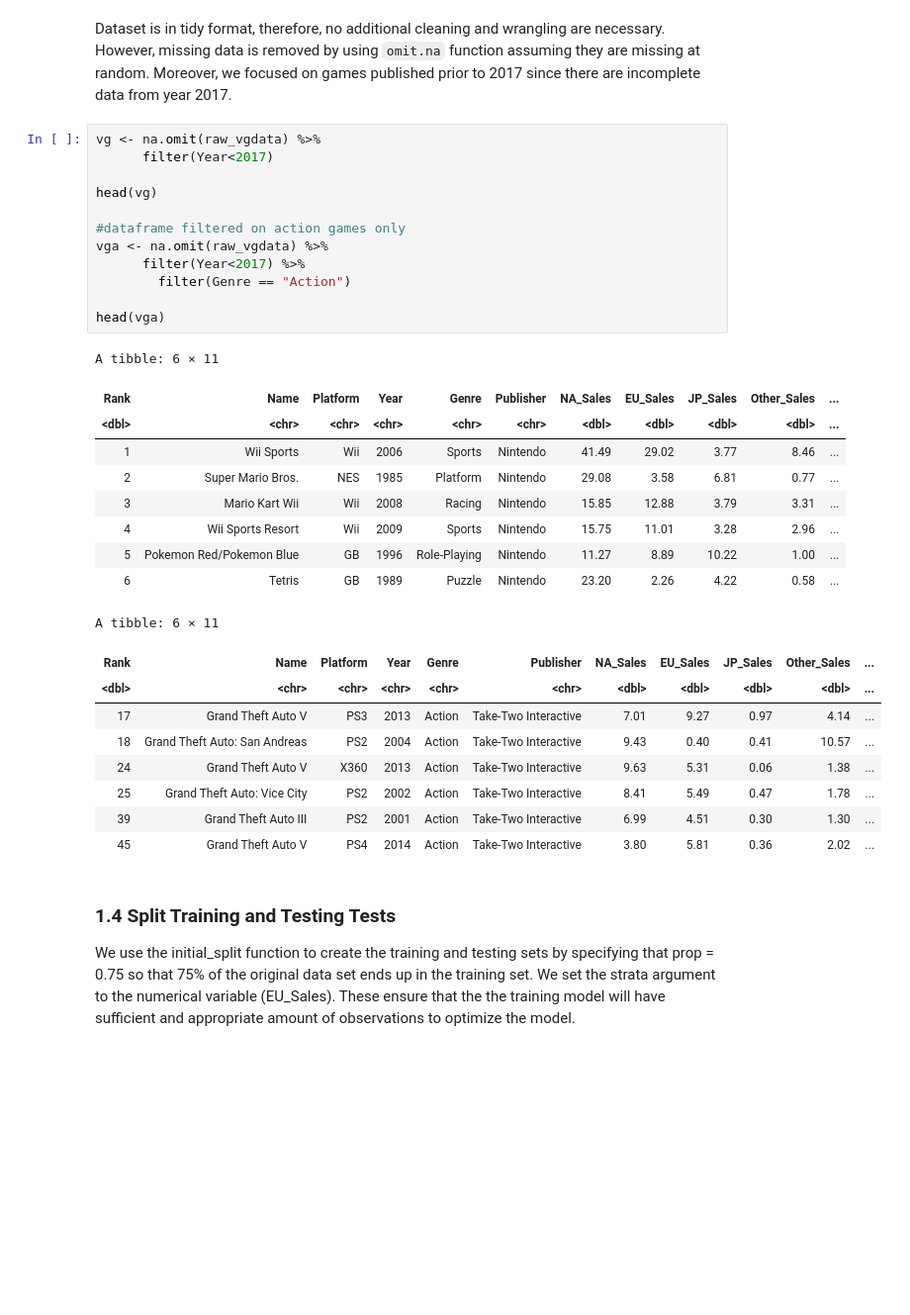
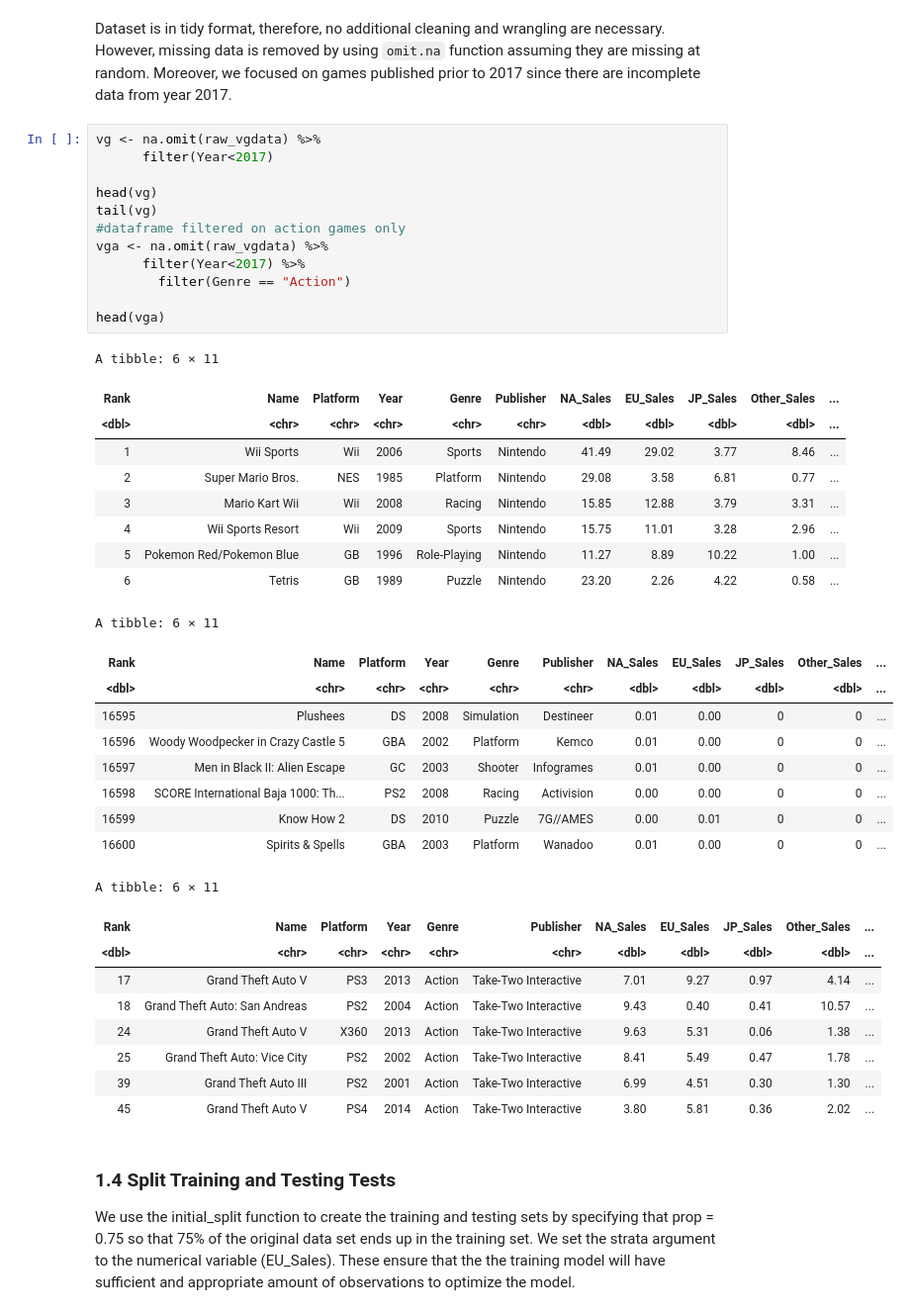
Before and after one commit to kristennli/DSCI100_project, a Jupyter notebook: KL_LR.ipynb, the cells around one changed output. Shown at 99% size. Cells and saved outputs as stored; diff of their text form; blank space fills up the shorter version.

```diff
--- a/KL_LR.ipynb
+++ b/KL_LR.ipynb
@@ -109,34 +92,43 @@ Dataset is in tidy format, therefore, no additional cleaning and wrangling are n
 # %%
 vg <- na.omit(raw_vgdata) %>%
       filter(Year<2017)
 
 head(vg)
-
+tail(vg)
 #dataframe filtered on action games only
 vga <- na.omit(raw_vgdata) %>%
       filter(Year<2017) %>%
         filter(Genre == "Action")
 
 head(vga)
 # %% [output]
 A tibble: 6 × 11
 | Rank | Name | Platform | Year | Genre | Publisher | NA_Sales | EU_Sales | JP_Sales | Other_Sales | ... |
 | <dbl> | <chr> | <chr> | <chr> | <chr> | <chr> | <dbl> | <dbl> | <dbl> | <dbl> | ... |
 | 1 | Wii Sports | Wii | 2006 | Sports | Nintendo | 41.49 | 29.02 | 3.77 | 8.46 | ... |
 | 2 | Super Mario Bros. | NES | 1985 | Platform | Nintendo | 29.08 | 3.58 | 6.81 | 0.77 | ... |
 | 3 | Mario Kart Wii | Wii | 2008 | Racing | Nintendo | 15.85 | 12.88 | 3.79 | 3.31 | ... |
 | 4 | Wii Sports Resort | Wii | 2009 | Sports | Nintendo | 15.75 | 11.01 | 3.28 | 2.96 | ... |
 | 5 | Pokemon Red/Pokemon Blue | GB | 1996 | Role-Playing | Nintendo | 11.27 | 8.89 | 10.22 | 1.00 | ... |
 | 6 | Tetris | GB | 1989 | Puzzle | Nintendo | 23.20 | 2.26 | 4.22 | 0.58 | ... |
 A tibble: 6 × 11
 | Rank | Name | Platform | Year | Genre | Publisher | NA_Sales | EU_Sales | JP_Sales | Other_Sales | ... |
 | <dbl> | <chr> | <chr> | <chr> | <chr> | <chr> | <dbl> | <dbl> | <dbl> | <dbl> | ... |
-| 17 | Grand Theft Auto V | PS3 | 2013 | Action | Take-Two Interactive | 7.01 | 9.27 | 0.97 | 4.14 | ... |
-| 18 | Grand Theft Auto: San Andreas | PS2 | 2004 | Action | Take-Two Interactive | 9.43 | 0.40 | 0.41 | 10.57 | ... |
-| 24 | Grand Theft Auto V | X360 | 2013 | Action | Take-Two Interactive | 9.63 | 5.31 | 0.06 | 1.38 | ... |
-| 25 | Grand Theft Auto: Vice City | PS2 | 2002 | Action | Take-Two Interactive | 8.41 | 5.49 | 0.47 | 1.78 | ... |
-| 39 | Grand Theft Auto III | PS2 | 2001 | Action | Take-Two Interactive | 6.99 | 4.51 | 0.30 | 1.30 | ... |
-| 45 | Grand Theft Auto V | PS4 | 2014 | Action | Take-Two Interactive | 3.80 | 5.81 | 0.36 | 2.02 | ... |
+| 16595 | Plushees | DS | 2008 | Simulation | Destineer | 0.01 | 0.00 | 0 | 0 | ... |
+| 16596 | Woody Woodpecker in Crazy Castle 5 | GBA | 2002 | Platform | Kemco | 0.01 | 0.00 | 0 | 0 | ... |
+| 16597 | Men in Black II: Alien Escape | GC | 2003 | Shooter | Infogrames | 0.01 | 0.00 | 0 | 0 | ... |
+| 16598 | SCORE International Baja 1000: Th... | PS2 | 2008 | Racing | Activision | 0.00 | 0.00 | 0 | 0 | ... |
+| 16599 | Know How 2 | DS | 2010 | Puzzle | 7G//AMES | 0.00 | 0.01 | 0 | 0 | ... |
+| 16600 | Spirits & Spells | GBA | 2003 | Platform | Wanadoo | 0.01 | 0.00 | 0 | 0 | ... |
+A tibble: 6 × 11
+| Rank | Name | Platform | Year | Genre | Publisher | NA_Sales | EU_Sales | JP_Sales | Other_Sales | ... |
+| <dbl> | <chr> | <chr> | <chr> | <chr> | <chr> | <dbl> | <dbl> | <dbl> | <dbl> | ... |
+| 17 | Grand Theft Auto V | PS3 | 2013 | Action | Take-Two Interactive | 7.01 | 9.27 | 0.97 | 4.14 | ... |
+| 18 | Grand Theft Auto: San Andreas | PS2 | 2004 | Action | Take-Two Interactive | 9.43 | 0.40 | 0.41 | 10.57 | ... |
+| 24 | Grand Theft Auto V | X360 | 2013 | Action | Take-Two Interactive | 9.63 | 5.31 | 0.06 | 1.38 | ... |
+| 25 | Grand Theft Auto: Vice City | PS2 | 2002 | Action | Take-Two Interactive | 8.41 | 5.49 | 0.47 | 1.78 | ... |
+| 39 | Grand Theft Auto III | PS2 | 2001 | Action | Take-Two Interactive | 6.99 | 4.51 | 0.30 | 1.30 | ... |
+| 45 | Grand Theft Auto V | PS4 | 2014 | Action | Take-Two Interactive | 3.80 | 5.81 | 0.36 | 2.02 | ... |
 # %% [markdown]
 ### 1.4 Split Training and Testing Tests
 We use the initial_split function to create the training and testing sets by specifying that prop = 0.75 so that 75% of the original data set ends up in the training set. We set the strata argument to the numerical variable (EU_Sales). These ensure that the the training model will have sufficient and appropriate amount of observations to optimize the model.
```
Also changed, not shown: parts of 24 cells of this notebook.
